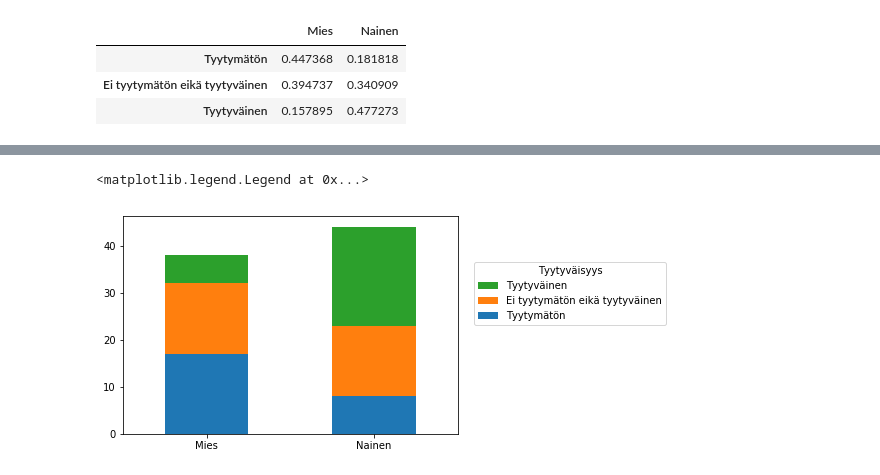
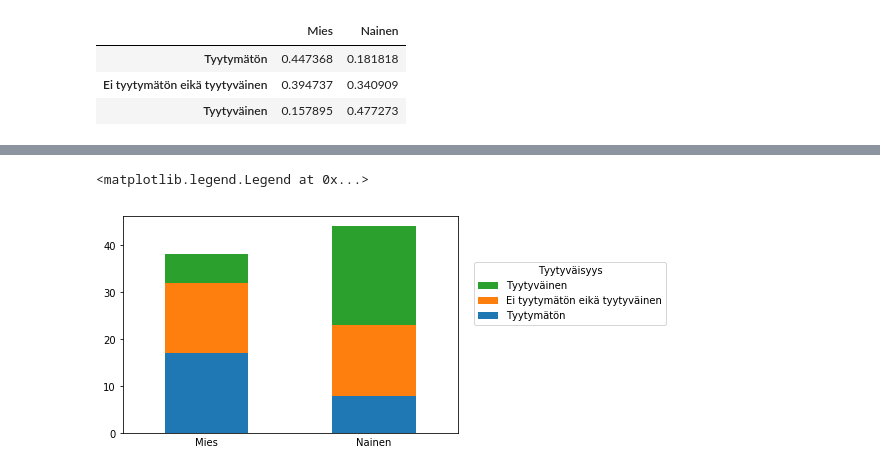
Before and after one commit to taanila/kaaviot, a Jupyter notebook: kaaviot5.ipynb, the cells around one changed output, grey strips where cells are left out. Drawn from its saved outputs; the diff is of its cells as text; code cells hidden in the pictures.

```diff
--- a/kaaviot5.ipynb
+++ b/kaaviot5.ipynb
@@ -64,11 +69,14 @@ ax2.legend(loc='lower center',bbox_to_anchor=(0.5, -0.25),ncol=3)
 # %%
 #T vaihtaa dataframen rivit ja sarakkeet päittäin.
 #stacked=True: pinottu pylväskaavio.
-ax3=df1.T.plot.bar(stacked=True,rot=0)
+ax3=df1.T.plot.bar(stacked=True)
+
+#Vaaka-akselin nimiöiden kääntämäinen ja ylimääräisten asteikkoviivojen poistaminen
+ax3.tick_params(axis='x', labelrotation=0, length=0)
 
 #Tässä hieman vaativampaa selitteen muokkausta:
 handles, labels = ax3.get_legend_handles_labels()
 ax3.legend(reversed(handles), reversed(labels), title='Tyytyväisyys', loc=(1.05,0.5))
 # %% [output]
 <matplotlib.legend.Legend at 0x...>
-[figure, old version]
+[figure, new version]
```
Also changed, not shown: parts of 2 cells of this notebook.
